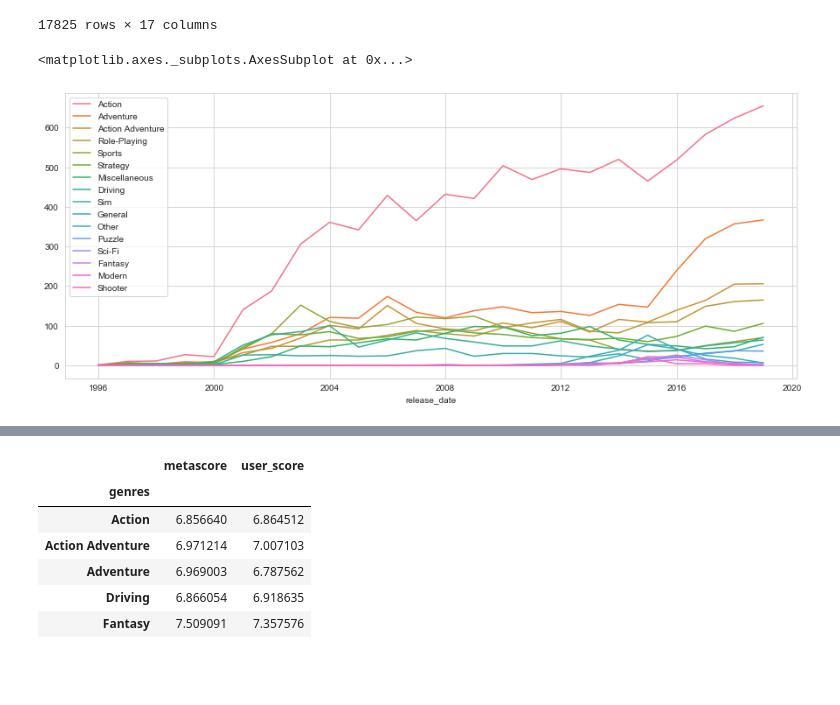
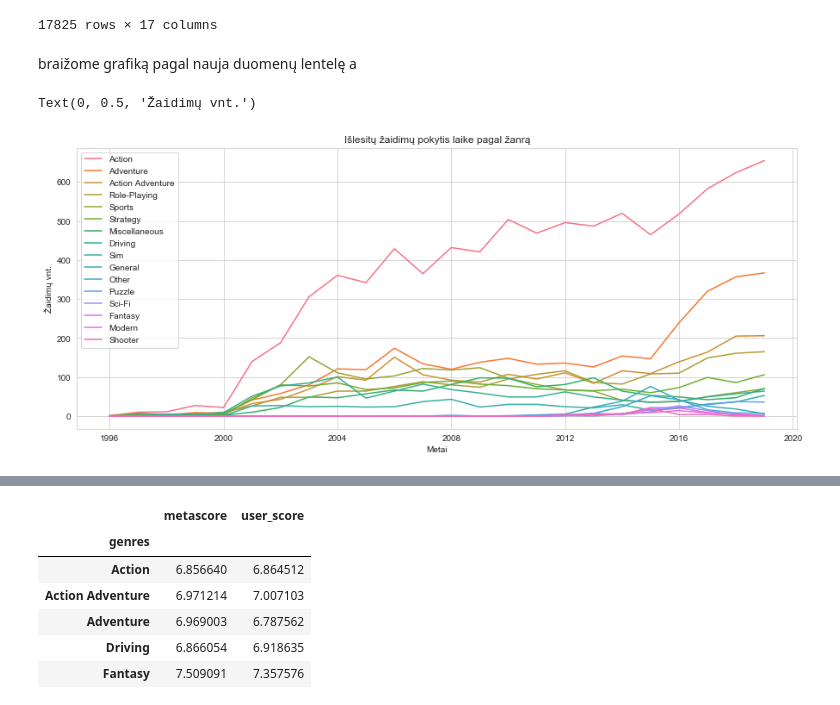
Before and after one commit to radi0imtuvas/Duomenu_analitikos_atsiskaitymas, a Jupyter notebook: Duomenu_analizes_atsiskaitymas.ipynb, the cells around one changed output, grey strips where cells are left out. Saved outputs shown, nothing was run; the diff lists cells and outputs as text; code cells hidden in the pictures; blank space fills up the shorter version.

```diff
--- a/Duomenu_analizes_atsiskaitymas.ipynb
+++ b/Duomenu_analizes_atsiskaitymas.ipynb
@@ -161,9 +153,14 @@ genres_for_plt
 # %%
 a = genres_for_plt.resample('Y', on ='release_date').sum()
 #a
+# %% [markdown]
+braižome grafiką pagal nauja duomenų lentelę a
 # %%
 plt.figure(figsize=(15,6))
 sns.lineplot(data=a, dashes=False)
+plt.title("Išlesitų žaidimų pokytis laike pagal žanrą")
+plt.xlabel("Metai")
+plt.ylabel("Žaidimų vnt.")
 # %% [output]
-<matplotlib.axes._subplots.AxesSubplot at 0x...>
+Text(0, 0.5, 'Žaidimų vnt.')
-[figure, old version]
+[figure, new version]
```
Also changed, not shown: parts of 58 cells of this notebook.
